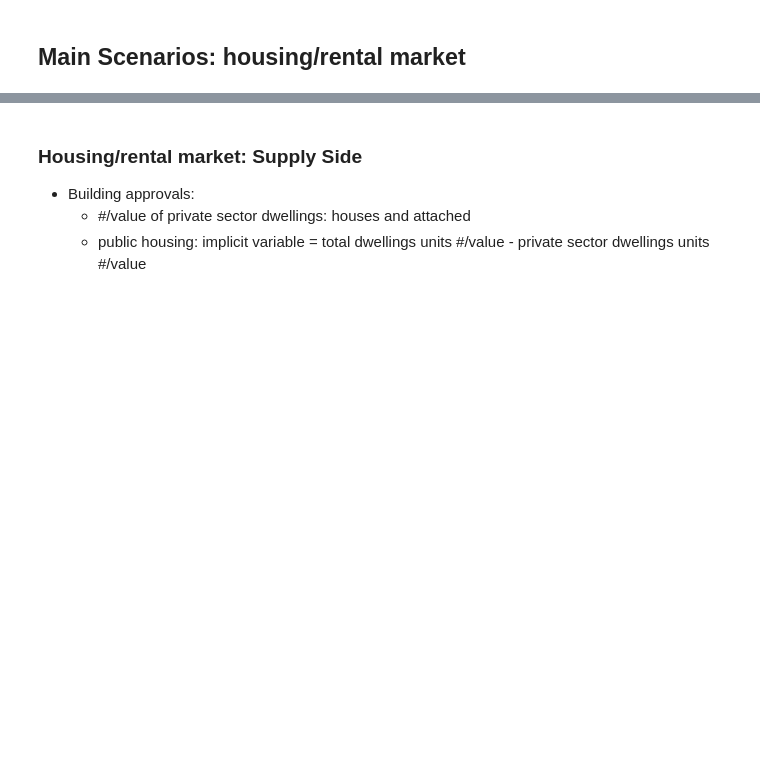
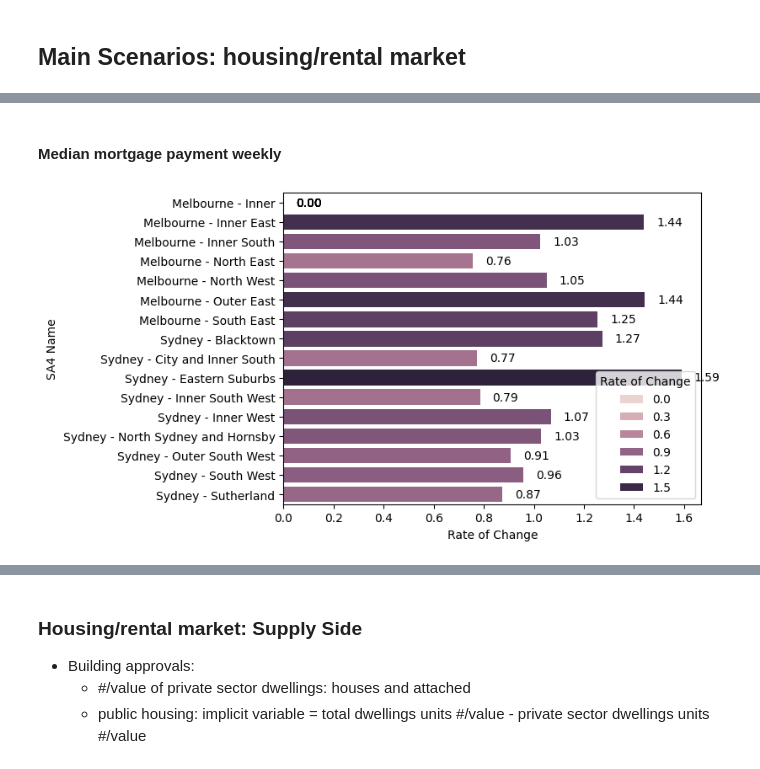
Before and after one commit to S0methingSimple/bda-c924-a2, a Jupyter notebook: frontend/SUDO_data_analysis.ipynb, the cells around one changed output, grey strips where cells are left out. Saved outputs shown, nothing was run; the diff lists cells and outputs as text; code cells hidden in the pictures; blank space fills up the shorter version.

```diff
--- a/frontend/SUDO_data_analysis.ipynb
+++ b/frontend/SUDO_data_analysis.ipynb
@@ -562,0 +599,6 @@ ax = sns.lineplot(
+# %% [markdown]
+#### Median mortgage payment weekly
+# %%
+pivot_df = get_IRR(2011, 2021, 'Median mortgage repayment monthly')
+# %% [output]
+[figure, added]
```
Also changed, not shown: parts of 50 cells of this notebook, 10 other files.
